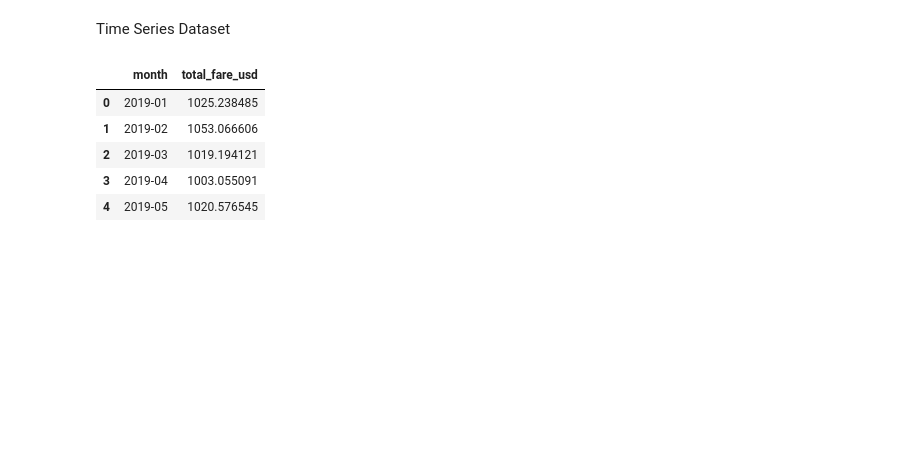
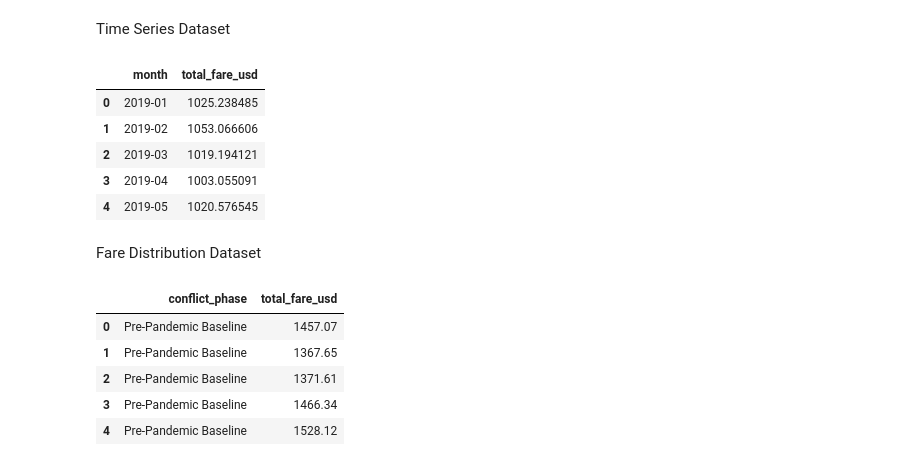
Before and after one commit to Algoastronaut/C_G18_AirlineTicketPricesVsFuelCostsAnalysis, a Jupyter notebook: notebooks/05_final_load_prep.ipynb, the cells around one changed output. Drawn from its saved outputs; the diff is of its cells as text; code cells hidden in the pictures; blank space fills up the shorter version.

Commit message:
Prepare fare distribution dataset for conflict phase comparison

```diff
--- a/notebooks/05_final_load_prep.ipynb
+++ b/notebooks/05_final_load_prep.ipynb
@@ -184,3 +184,16 @@ time_series.head()
 | 2 | 2019-03 | 1019.194121 |
 | 3 | 2019-04 | 1003.055091 |
 | 4 | 2019-05 | 1020.576545 |
+# %% [markdown]
+Fare Distribution Dataset
+# %%
+fare_distribution = df[['conflict_phase', 'total_fare_usd']]
+
+fare_distribution.head()
+# %% [output]
+|  | conflict_phase | total_fare_usd |
+| 0 | Pre-Pandemic Baseline | 1457.07 |
+| 1 | Pre-Pandemic Baseline | 1367.65 |
+| 2 | Pre-Pandemic Baseline | 1371.61 |
+| 3 | Pre-Pandemic Baseline | 1466.34 |
+| 4 | Pre-Pandemic Baseline | 1528.12 |
```
